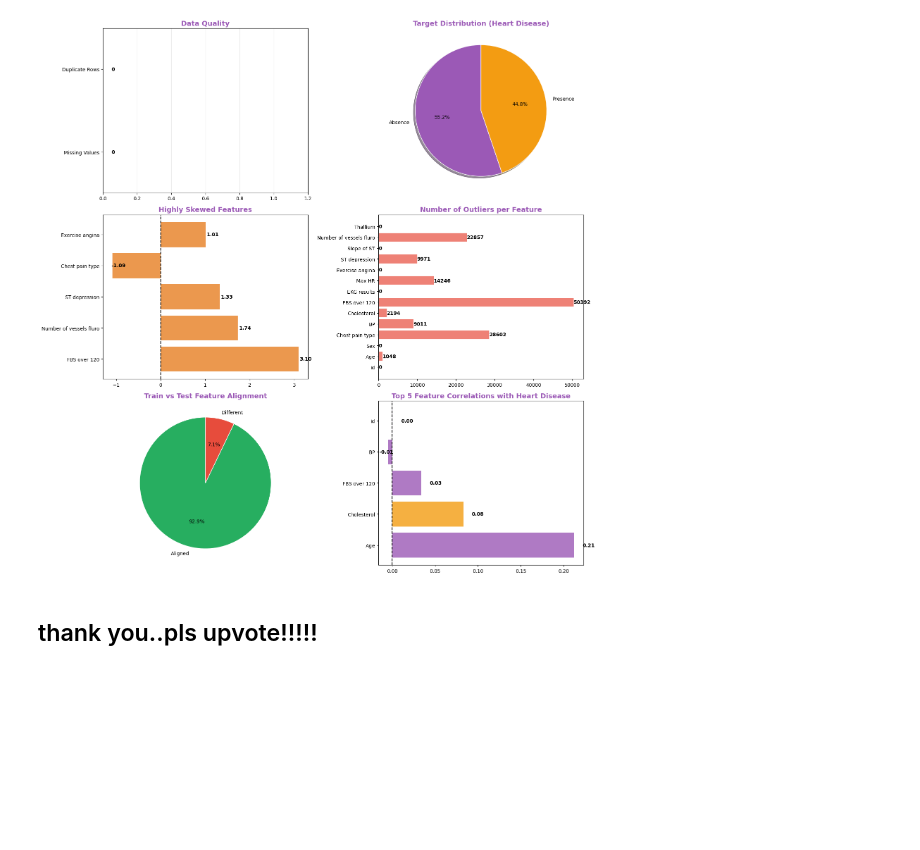
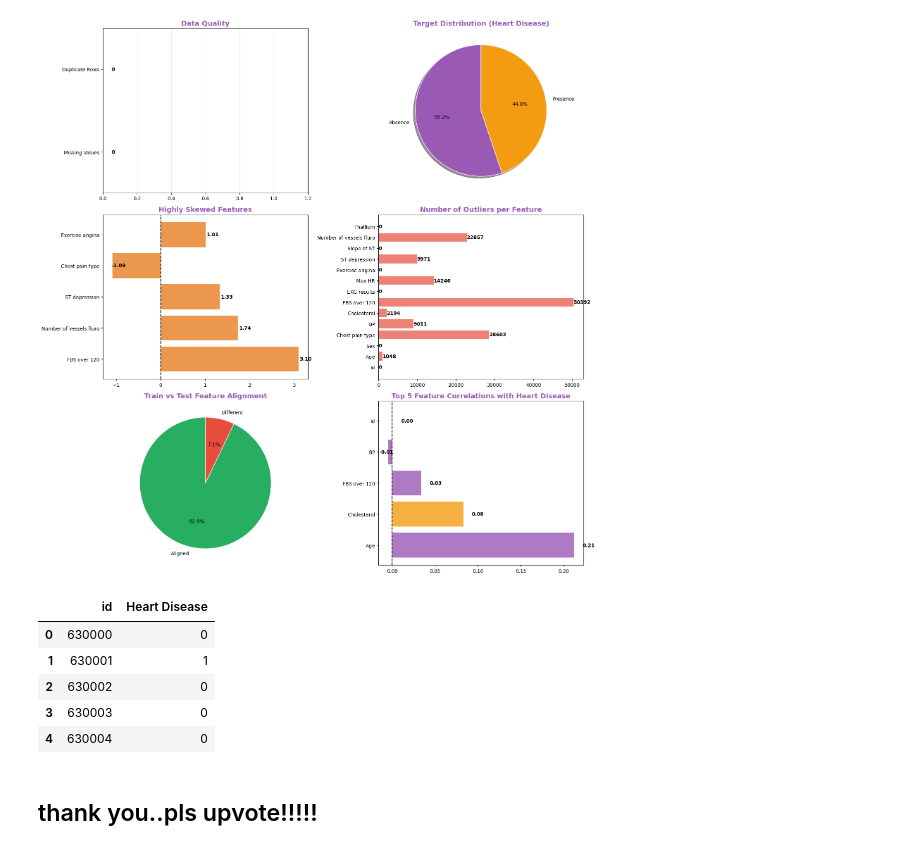
Before and after one commit to lalitssonawane/-Digital-Music-Store-Data-Analysis-using-SQL, a Jupyter notebook: heart-disease-prediction.ipynb, the cells around one changed output. Saved outputs shown, nothing was run; the diff lists cells and outputs as text; code cells hidden in the pictures; blank space fills up the shorter version.

Commit message:
Kaggle Notebook | 💜 Heart Disease Prediction | 💜 Heart Disease Prediction

```diff
--- a/heart-disease-prediction.ipynb
+++ b/heart-disease-prediction.ipynb
@@ -1444,5 +1444,23 @@ plt.tight_layout()
 plt.show()
 # %% [output]
 [figure]
+# %%
+np.random.seed(42)
+y_pred = np.random.randint(0, 2, size=len(test_df))  # 0 or 1 predictions
+
+# Create submission DataFrame
+submission = pd.DataFrame({
+    'id': test_df['id'],       # use the ID column in test_df
+    'Heart Disease': y_pred    # predicted labels
+})
+
+submission.head()
+# %% [output]
+|  | id | Heart Disease |
+| 0 | 630000 | 0 |
+| 1 | 630001 | 1 |
+| 2 | 630002 | 0 |
+| 3 | 630003 | 0 |
+| 4 | 630004 | 0 |
 # %% [markdown]
 ## thank you..pls upvote!!!!!
```
Also changed, not shown: parts of 1 cell of this notebook.
